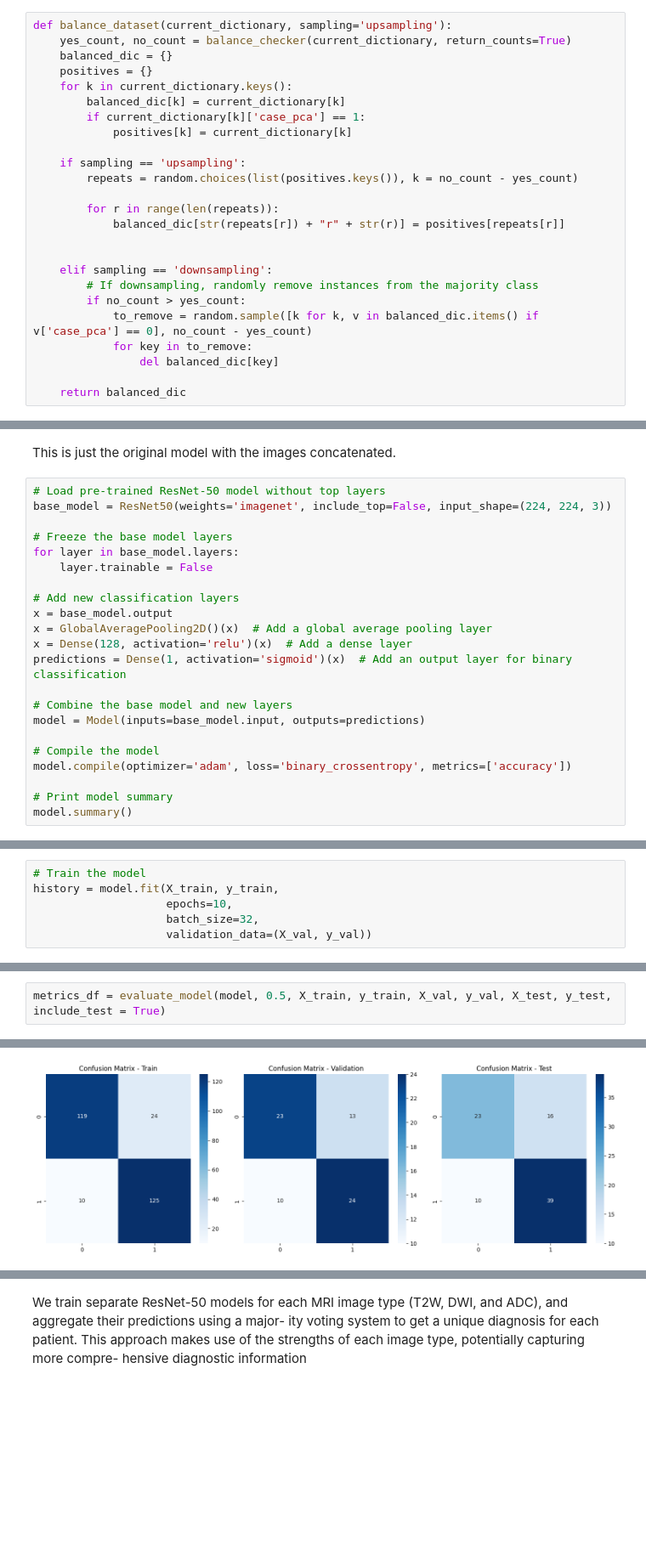
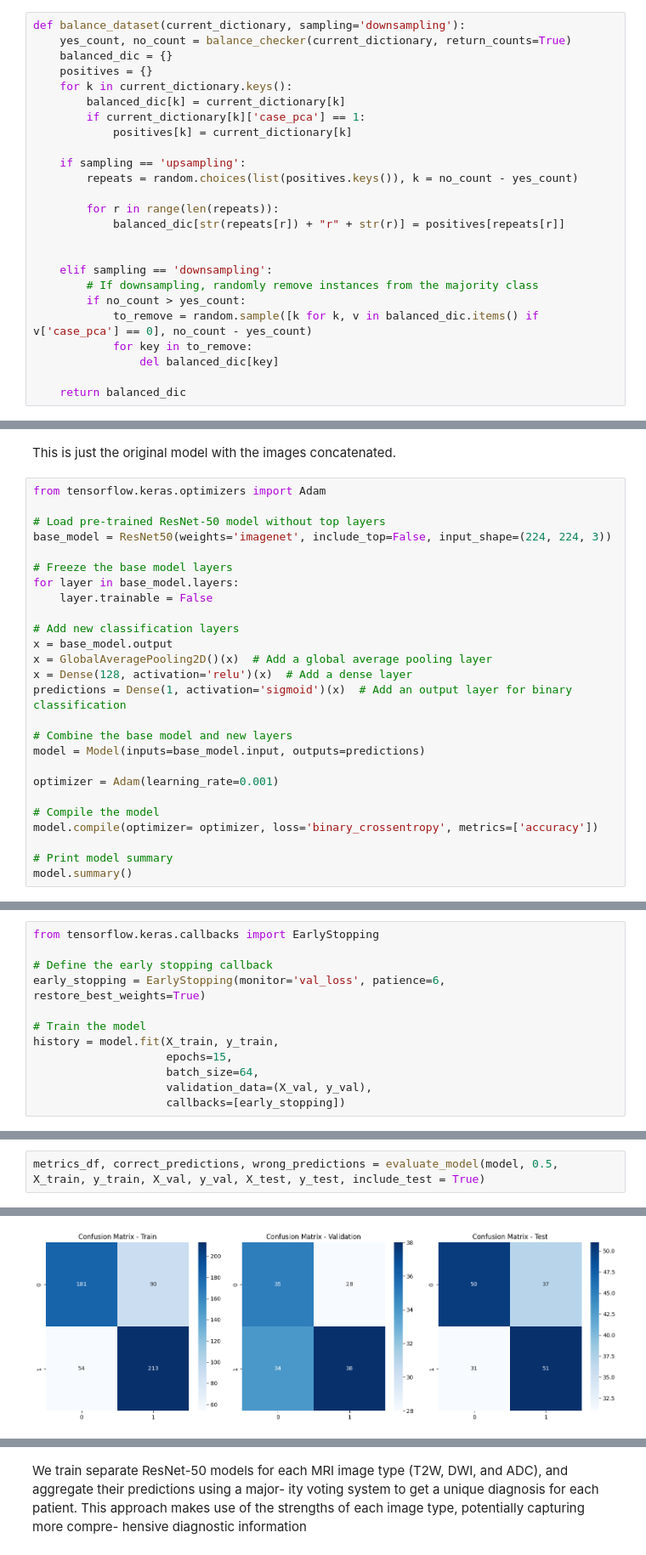
Before and after one commit to Kimberly97llp/cvproject, a Jupyter notebook: experiment2.ipynb, the cells around one changed output, grey strips where cells are left out. Shown at 85% size. Cells and saved outputs as stored; diff of their text form; blank space fills up the shorter version.

Commit message:
adding with final model details

```diff
--- a/experiment2.ipynb
+++ b/experiment2.ipynb
@@ -395,7 +395,7 @@ def balance_checker(current_dictionary, return_counts = False):
 
 #     return balanced_dic
 # %%
-def balance_dataset(current_dictionary, sampling='upsampling'):
+def balance_dataset(current_dictionary, sampling='downsampling'):
     yes_count, no_count = balance_checker(current_dictionary, return_counts=True)
     balanced_dic = {}
     positives = {}
@@ -964,6 +1045,8 @@ X_train.shape, X_val.shape, X_test.shape
 # %% [markdown]
 This is just the original model with the images concatenated.
 # %%
+from tensorflow.keras.optimizers import Adam
+
 # Load pre-trained ResNet-50 model without top layers
 base_model = ResNet50(weights='imagenet', include_top=False, input_shape=(224, 224, 3))
 
@@ -980,8 +1063,10 @@ predictions = Dense(1, activation='sigmoid')(x)  # Add an output layer for binar
 # Combine the base model and new layers
 model = Model(inputs=base_model.input, outputs=predictions)
 
+optimizer = Adam(learning_rate=0.001)
+
 # Compile the model
-model.compile(optimizer='adam', loss='binary_crossentropy', metrics=['accuracy'])
+model.compile(optimizer= optimizer, loss='binary_crossentropy', metrics=['accuracy'])
 
 # Print model summary
 model.summary()
@@ -1006,7 +1092,13 @@ ________________________________________________________________________________
 # %%
+from tensorflow.keras.callbacks import EarlyStopping
+
+# Define the early stopping callback
+early_stopping = EarlyStopping(monitor='val_loss', patience=6, restore_best_weights=True)
+
 # Train the model
 history = model.fit(X_train, y_train,
-                    epochs=10,
-                    batch_size=32,
-                    validation_data=(X_val, y_val))
+                    epochs=15,
+                    batch_size=64,
+                    validation_data=(X_val, y_val),
+                    callbacks=[early_stopping])
 # %% [output]
@@ -1039,3 +1128,3 @@ Test accuracy: 0.6563981175422668
 # %%
-metrics_df = evaluate_model(model, 0.5, X_train, y_train, X_val, y_val, X_test, y_test, include_test = True)
+metrics_df, correct_predictions, wrong_predictions = evaluate_model(model, 0.5, X_train, y_train, X_val, y_val, X_test, y_test, include_test = True)
 # %% [output]
@@ -1050 +1139 @@ metrics_df = evaluate_model(model, 0.5, X_train, y_train, X_val, y_val, X_test,
-[figure, old version]
+[figure, new version]
```
Also changed, not shown: parts of 31 cells of this notebook.
